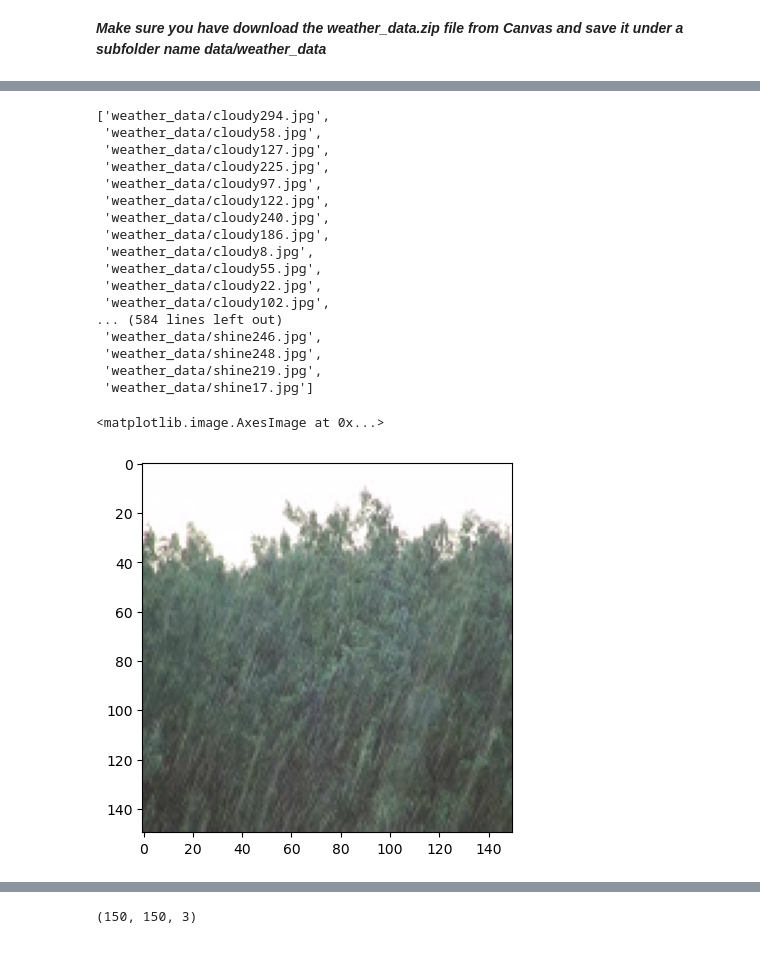
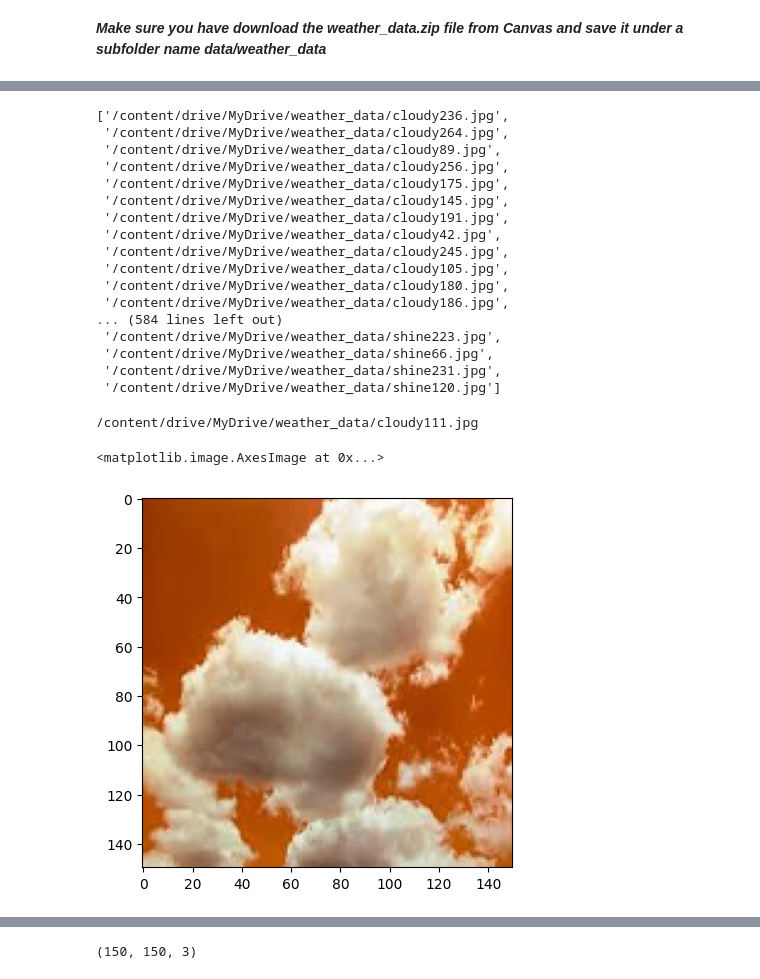
Before and after one commit to fuadh246/CIS-4526, a Jupyter notebook: HW3_CNN/ML_SP24_HW3.ipynb, the cells around one changed output, grey strips where cells are left out. Cells and saved outputs as stored; diff of their text form; code cells hidden in the pictures.

```diff
--- a/HW3_CNN/ML_SP24_HW3.ipynb
+++ b/HW3_CNN/ML_SP24_HW3.ipynb
@@ -31,8 +36,10 @@ from keras.layers import Dense, Conv2D, MaxPooling2D, Dropout, Flatten
+# %%
+Drive_path = "/content/drive/MyDrive/weather_data/"
 # %%
-cloud_set = ['weather_data/{}'.format(i) for i in os.listdir('weather_data') if 'cloudy' in i]
-rain_set = ['weather_data/{}'.format(i) for i in os.listdir('weather_data') if 'rain' in i]
-sunrise_set = ['weather_data/{}'.format(i) for i in os.listdir('weather_data') if 'sunrise' in i]
-sunshine_set = ['weather_data/{}'.format(i) for i in os.listdir('weather_data') if 'shine' in i]
+cloud_set = ['/content/drive/MyDrive/weather_data/{}'.format(i) for i in os.listdir(Drive_path) if 'cloudy' in i]
+rain_set = ['/content/drive/MyDrive/weather_data/{}'.format(i) for i in os.listdir(Drive_path) if 'rain' in i]
+sunrise_set = ['/content/drive/MyDrive/weather_data/{}'.format(i) for i in os.listdir(Drive_path) if 'sunrise' in i]
+sunshine_set = ['/content/drive/MyDrive/weather_data/{}'.format(i) for i in os.listdir(Drive_path) if 'shine' in i]
 # %%
 cloud_set
 # %% [output]
@@ -86,23 +93,23 @@ test_set = cloud_set[150:] + rain_set[150:] + sunrise_set[150:] + sunshine_set[1
 # %%
 train_set
 # %% [output]
-['weather_data/cloudy294.jpg',
- 'weather_data/cloudy58.jpg',
- 'weather_data/cloudy127.jpg',
- 'weather_data/cloudy225.jpg',
- 'weather_data/cloudy97.jpg',
- 'weather_data/cloudy122.jpg',
- 'weather_data/cloudy240.jpg',
- 'weather_data/cloudy186.jpg',
- 'weather_data/cloudy8.jpg',
- 'weather_data/cloudy55.jpg',
- 'weather_data/cloudy22.jpg',
- 'weather_data/cloudy102.jpg',
+['/content/drive/MyDrive/weather_data/cloudy236.jpg',
+ '/content/drive/MyDrive/weather_data/cloudy264.jpg',
+ '/content/drive/MyDrive/weather_data/cloudy89.jpg',
+ '/content/drive/MyDrive/weather_data/cloudy256.jpg',
+ '/content/drive/MyDrive/weather_data/cloudy175.jpg',
+ '/content/drive/MyDrive/weather_data/cloudy145.jpg',
+ '/content/drive/MyDrive/weather_data/cloudy191.jpg',
+ '/content/drive/MyDrive/weather_data/cloudy42.jpg',
+ '/content/drive/MyDrive/weather_data/cloudy245.jpg',
+ '/content/drive/MyDrive/weather_data/cloudy105.jpg',
+ '/content/drive/MyDrive/weather_data/cloudy180.jpg',
+ '/content/drive/MyDrive/weather_data/cloudy186.jpg',
 ... (584 lines left out)
- 'weather_data/shine246.jpg',
- 'weather_data/shine248.jpg',
- 'weather_data/shine219.jpg',
- 'weather_data/shine17.jpg']
+ '/content/drive/MyDrive/weather_data/shine223.jpg',
+ '/content/drive/MyDrive/weather_data/shine66.jpg',
+ '/content/drive/MyDrive/weather_data/shine231.jpg',
+ '/content/drive/MyDrive/weather_data/shine120.jpg']
 # %%
 # define a few parameters
 n_rows = 150
@@ -110,12 +117,16 @@ n_cols = 150
 channels = 3 # RBG
 # %%
 # Display some images
-idx = 200
+idx = 13
 image = train_set[idx]
-#image = "data/weather_data/rain140.jpg"
+print(image)
+# image = "data/weather_data/rain140.jpg"
+# image ='/content/drive/MyDrive/weather_data/cloudy1.jpg'
 cv2.imread(image, cv2.IMREAD_COLOR)
 img = cv2.resize(cv2.imread(image, cv2.IMREAD_COLOR), (n_rows, n_cols), interpolation=cv2.INTER_CUBIC)
 plt.imshow(img)
+# print(y)
 # %% [output]
-<matplotlib.image.AxesImage at 0x...>
+/content/drive/MyDrive/weather_data/cloudy111.jpg
+<matplotlib.image.AxesImage at 0x...>
-[figure, old version]
+[figure, new version]
```
Also changed, not shown: parts of 24 cells of this notebook.
